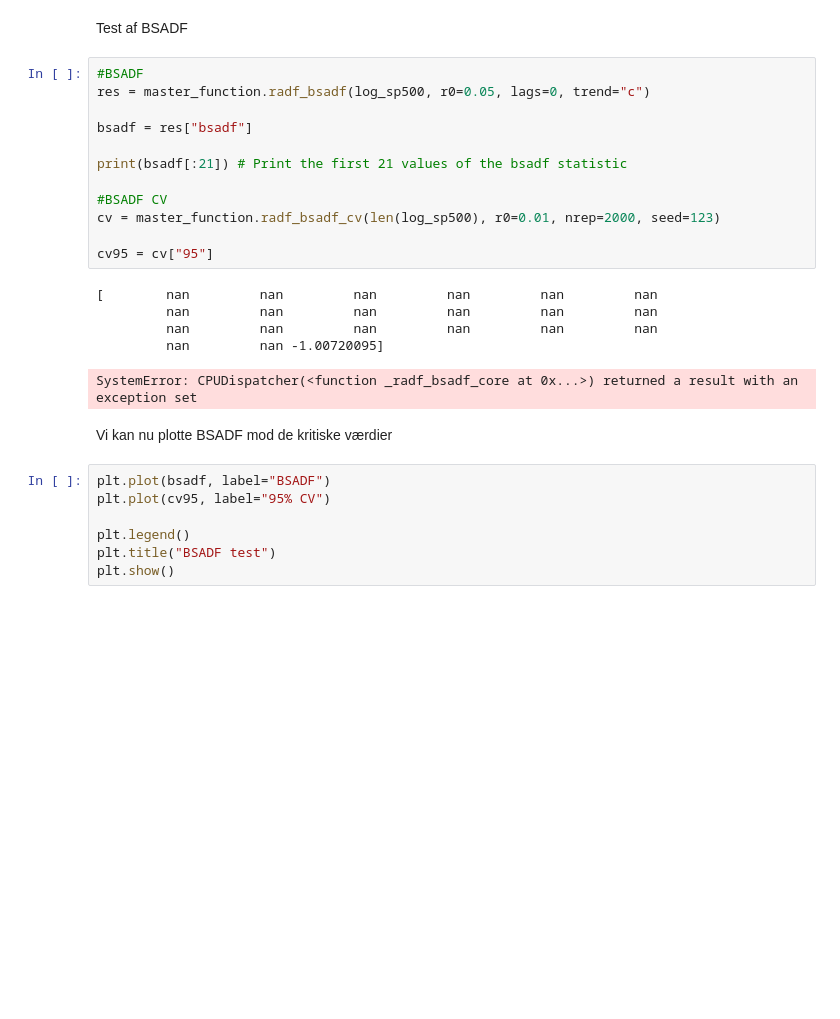
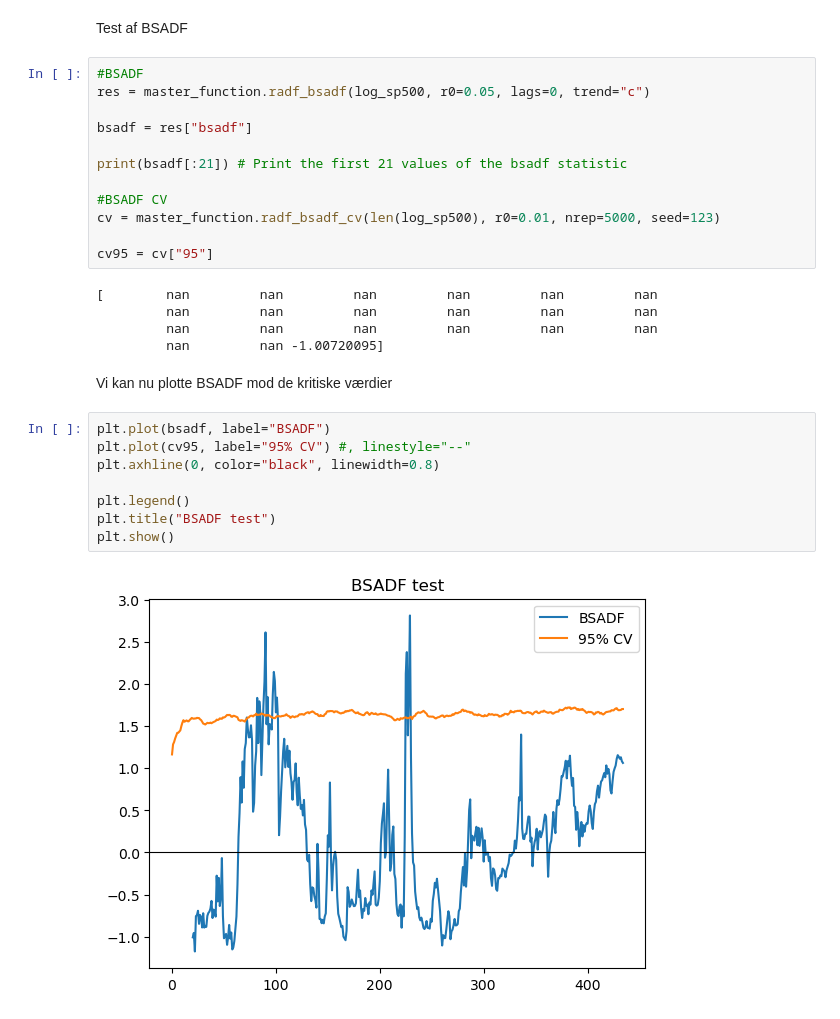
Before and after one commit to emilfriis/Bachelor, a Jupyter notebook: tests_of_estimation_methods/master_function_test.ipynb, the cells around one changed output. Cells and saved outputs as stored; diff of their text form; blank space fills up the shorter version.

```diff
--- a/tests_of_estimation_methods/master_function_test.ipynb
+++ b/tests_of_estimation_methods/master_function_test.ipynb
@@ -60,7 +60,7 @@ bsadf = res["bsadf"]
 print(bsadf[:21]) # Print the first 21 values of the bsadf statistic
 
 #BSADF CV
-cv = master_function.radf_bsadf_cv(len(log_sp500), r0=0.01, nrep=2000, seed=123)
+cv = master_function.radf_bsadf_cv(len(log_sp500), r0=0.01, nrep=5000, seed=123)
 
 cv95 = cv["95"]
 # %% [output]
@@ -68,13 +68,15 @@ cv95 = cv["95"]
          nan         nan         nan         nan         nan         nan
          nan         nan         nan         nan         nan         nan
          nan         nan -1.00720095]
-SystemError: CPUDispatcher(<function _radf_bsadf_core at 0x...>) returned a result with an exception set
 # %% [markdown]
 Vi kan nu plotte BSADF mod de kritiske værdier
 # %%
 plt.plot(bsadf, label="BSADF")
-plt.plot(cv95, label="95% CV")
+plt.plot(cv95, label="95% CV") #, linestyle="--"
+plt.axhline(0, color="black", linewidth=0.8)
 
 plt.legend()
 plt.title("BSADF test")
 plt.show()
+# %% [output]
+[figure, added]
```
